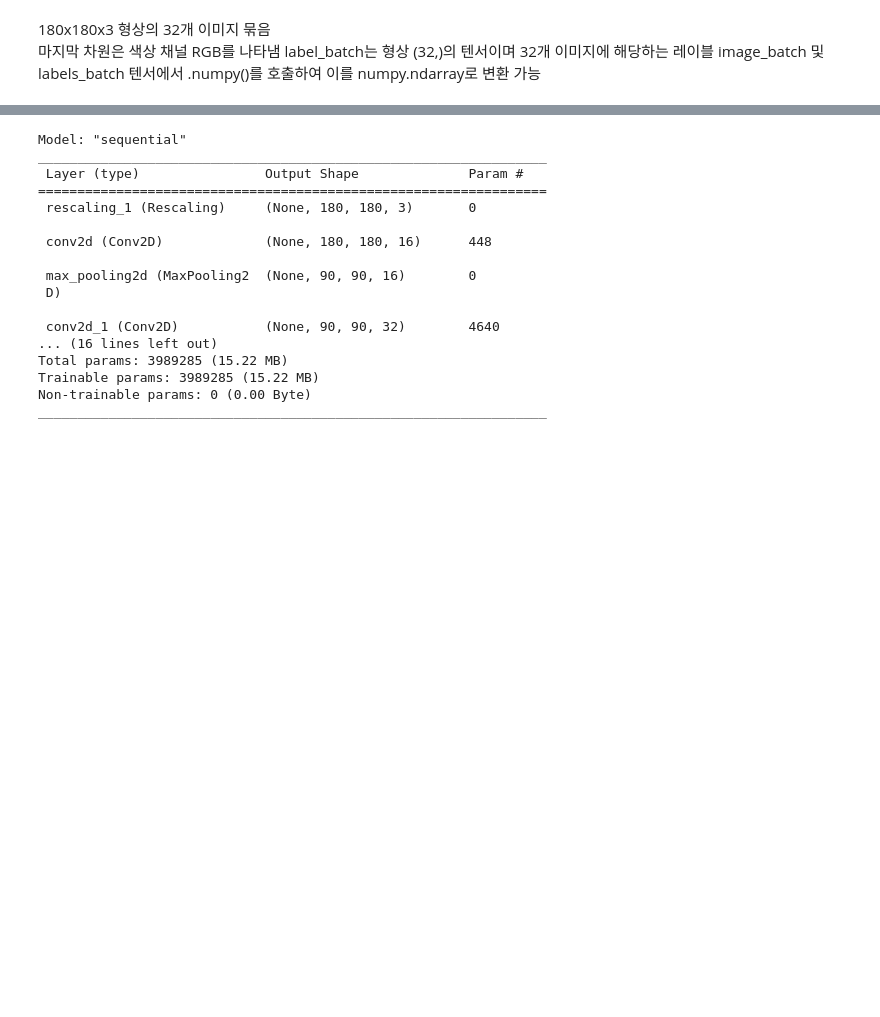
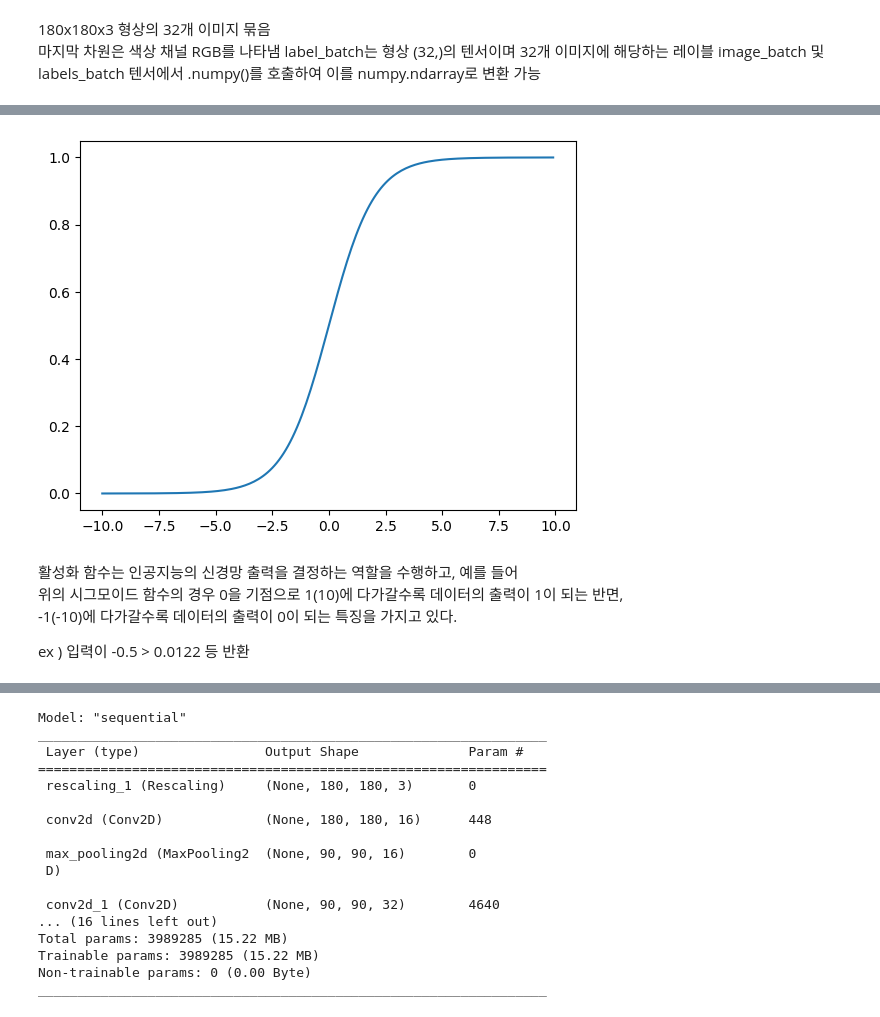
Before and after one commit to layla-focalors/Image_Classfication, a Jupyter notebook: Classfication.ipynb, the cells around one changed output, grey strips where cells are left out. Drawn from its saved outputs; the diff is of its cells as text; code cells hidden in the pictures; blank space fills up the shorter version.

```diff
--- a/Classfication.ipynb
+++ b/Classfication.ipynb
@@ -172,0 +210,20 @@ model = Sequential([
+# %%
+import numpy as np
+import matplotlib.pyplot as plt
+
+def binary_step_activate_function(x):
+    return 1/(1+np.exp(-x))
+
+x = np.arange(-10, 10, 0.1)
+y = binary_step_activate_function(x)
+
+plt.plot(x,y)
+plt.show()
+# %% [output]
+[figure, added]
+# %% [markdown]
+활성화 함수는 인공지능의 신경망 출력을 결정하는 역할을 수행하고, 예를 들어
+위의 시그모이드 함수의 경우 0을 기점으로 1(10)에 다가갈수록 데이터의 출력이 1이 되는 반면,
+-1(-10)에 다가갈수록 데이터의 출력이 0이 되는 특징을 가지고 있다.
+
+ex ) 입력이 -0.5 > 0.0122  등 반환
```
Also changed, not shown: parts of 13 cells of this notebook.
